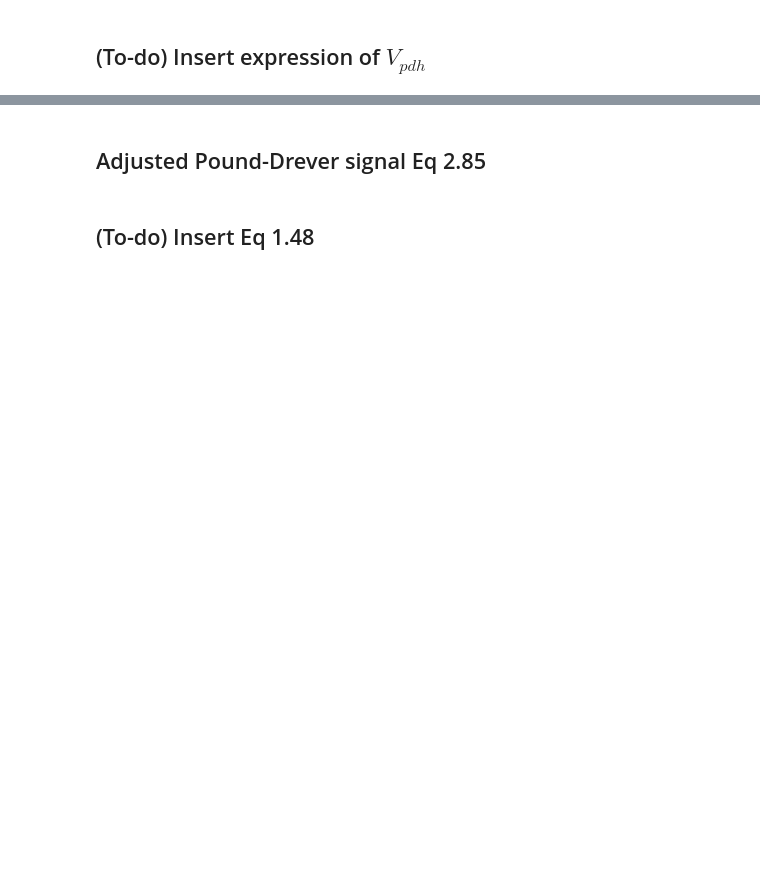
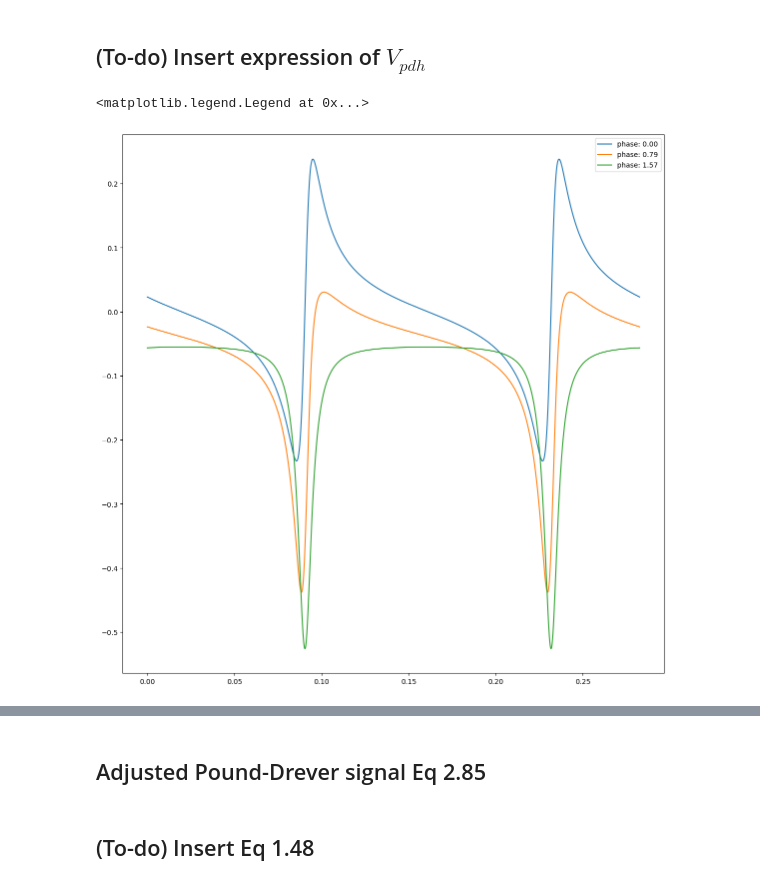
Before and after one commit to matib12/oreonspy, a Jupyter notebook: nb/Simulator commissioning.ipynb, the cells around one changed output, grey strips where cells are left out. Drawn from its saved outputs; the diff is of its cells as text; code cells hidden in the pictures; blank space fills up the shorter version.

```diff
--- a/nb/Simulator commissioning.ipynb
+++ b/nb/Simulator commissioning.ipynb
@@ -719,12 +756,15 @@ plt.plot(time_window(v, 1000), res.imag)
 # %%
 gamma = np.pi/2
 def V_pdh(gamma,res):
     return -(np.exp(gamma*1.j) * np.conjugate(ein) * res).imag
 
 for i in np.linspace(0., np.pi/2, 3):
-    plt.plot(time_window(v, 1000), V_pdh(i, res), label="phase: {0:.2f}".format(i))
+    plt.plot(time_window(v, len(res.imag)), V_pdh(i, res), label="phase: {0:.2f}".format(i))
 
 plt.legend()
+# %% [output]
+<matplotlib.legend.Legend at 0x...>
+[figure, added]
 # %%
 def V_pdh_scan(gamma, res):
     return -(np.exp(gamma*1.j) * np.conjugate(ein) * res).imag
```
Also changed, not shown: parts of 45 cells of this notebook.
